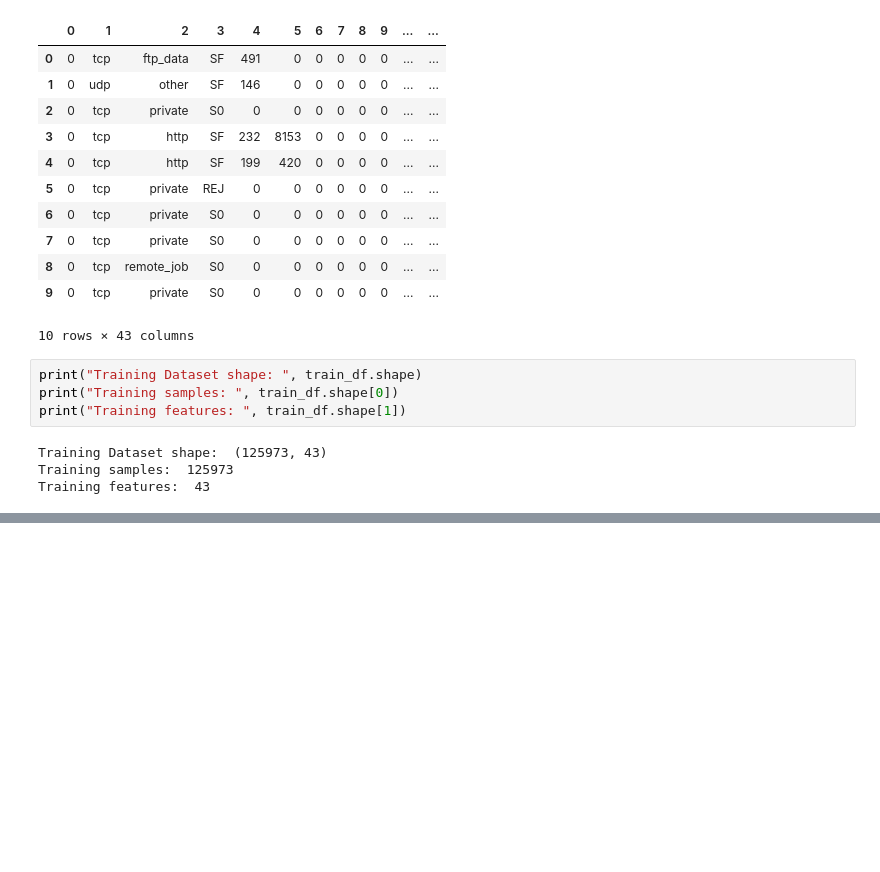
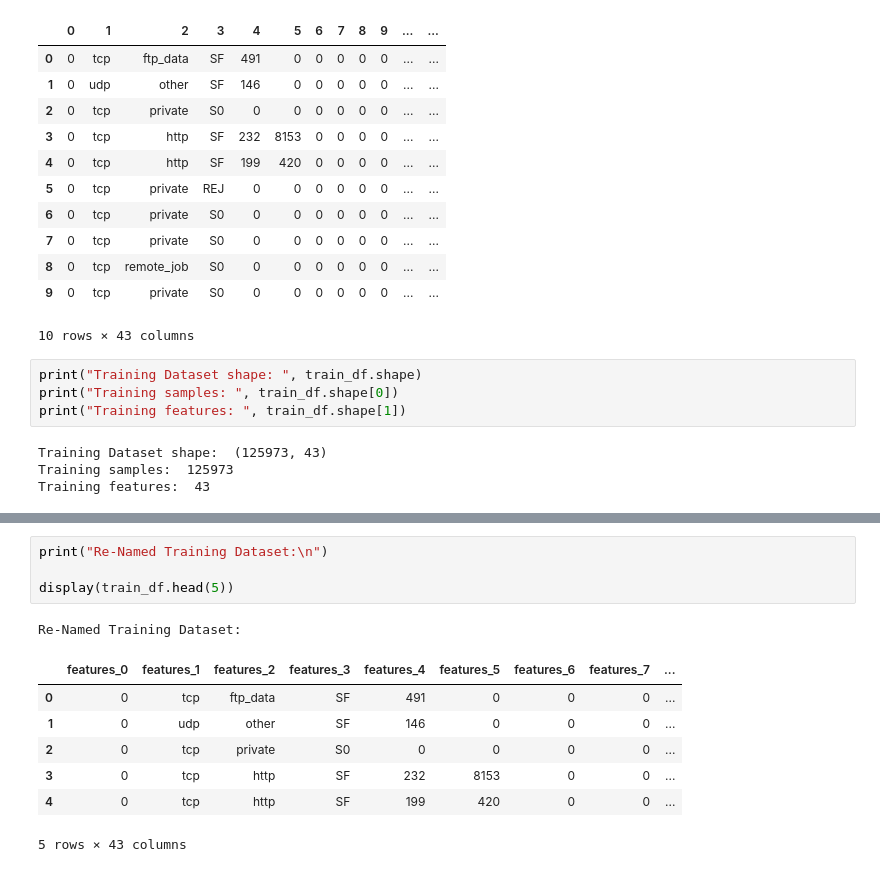
Before and after one commit to RansiluRanasinghe/unsupervised-intrusion-detection-nsl-kdd, a Jupyter notebook: Notebook/Unsupervised_Intrusion_Detection_NSL_KDD.ipynb, the cells around one changed output, grey strips where cells are left out. Drawn from its saved outputs; the diff is of its cells as text; blank space fills up the shorter version.

```diff
--- a/Notebook/Unsupervised_Intrusion_Detection_NSL_KDD.ipynb
+++ b/Notebook/Unsupervised_Intrusion_Detection_NSL_KDD.ipynb
@@ -84,0 +121,13 @@ Training features:  43
+# %%
+print("Re-Named Training Dataset:\n")
+
+display(train_df.head(5))
+# %% [output]
+Re-Named Training Dataset:
+|  | features_0 | features_1 | features_2 | features_3 | features_4 | features_5 | features_6 | features_7 | ... |
+| 0 | 0 | tcp | ftp_data | SF | 491 | 0 | 0 | 0 | ... |
+| 1 | 0 | udp | other | SF | 146 | 0 | 0 | 0 | ... |
+| 2 | 0 | tcp | private | S0 | 0 | 0 | 0 | 0 | ... |
+| 3 | 0 | tcp | http | SF | 232 | 8153 | 0 | 0 | ... |
+| 4 | 0 | tcp | http | SF | 199 | 420 | 0 | 0 | ... |
+5 rows × 43 columns
```
Also changed, not shown: parts of 15 cells of this notebook.
